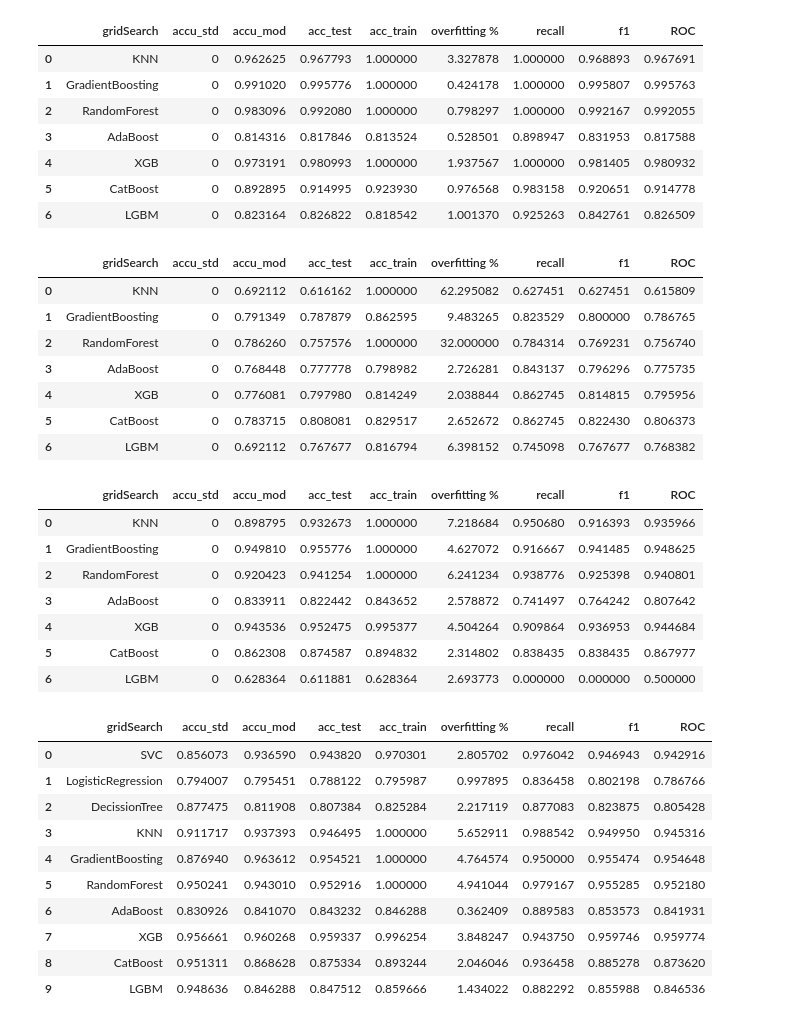
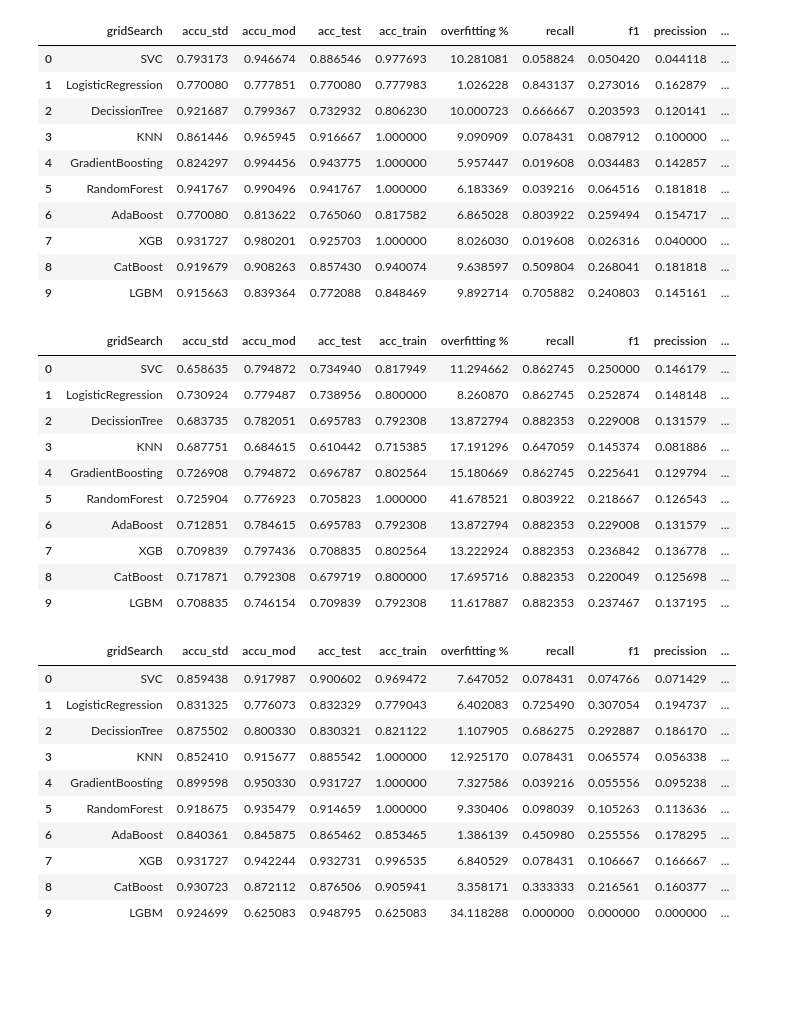
Before and after one commit to Factoria-F5-AI-Bootcamp-1-Edicion/Equipo_Cerebro, a Jupyter notebook: best-clf-model-ictus.ipynb, the cells around one changed output. Saved outputs shown, nothing was run; the diff lists cells and outputs as text; code cells hidden in the pictures; blank space fills up the shorter version.

```diff
--- a/best-clf-model-ictus.ipynb
+++ b/best-clf-model-ictus.ipynb
@@ -20,54 +2,51 @@ for dirname, _, filenames in os.walk('/kaggle/input'):
 import numpy as np
 import pandas as pd
 # %%
-df_ros = pd.read_csv('../input/ictus-data/ros.csv')
+df_ros = pd.read_csv('../input/ictus-evaluation/ros.csv')
 df_ros
 # %% [output]
-|  | gridSearch | accu_std | accu_mod | acc_test | acc_train | overfitting % | recall | f1 | ROC |
-| 0 | KNN | 0 | 0.962625 | 0.967793 | 1.000000 | 3.327878 | 1.000000 | 0.968893 | 0.967691 |
-| 1 | GradientBoosting | 0 | 0.991020 | 0.995776 | 1.000000 | 0.424178 | 1.000000 | 0.995807 | 0.995763 |
-| 2 | RandomForest | 0 | 0.983096 | 0.992080 | 1.000000 | 0.798297 | 1.000000 | 0.992167 | 0.992055 |
-| 3 | AdaBoost | 0 | 0.814316 | 0.817846 | 0.813524 | 0.528501 | 0.898947 | 0.831953 | 0.817588 |
-| 4 | XGB | 0 | 0.973191 | 0.980993 | 1.000000 | 1.937567 | 1.000000 | 0.981405 | 0.980932 |
-| 5 | CatBoost | 0 | 0.892895 | 0.914995 | 0.923930 | 0.976568 | 0.983158 | 0.920651 | 0.914778 |
-| 6 | LGBM | 0 | 0.823164 | 0.826822 | 0.818542 | 1.001370 | 0.925263 | 0.842761 | 0.826509 |
+|  | gridSearch | accu_std | accu_mod | acc_test | acc_train | overfitting % | recall | f1 | precission | ... |
+| 0 | SVC | 0.793173 | 0.946674 | 0.886546 | 0.977693 | 10.281081 | 0.058824 | 0.050420 | 0.044118 | ... |
+| 1 | LogisticRegression | 0.770080 | 0.777851 | 0.770080 | 0.777983 | 1.026228 | 0.843137 | 0.273016 | 0.162879 | ... |
+| 2 | DecissionTree | 0.921687 | 0.799367 | 0.732932 | 0.806230 | 10.000723 | 0.666667 | 0.203593 | 0.120141 | ... |
+| 3 | KNN | 0.861446 | 0.965945 | 0.916667 | 1.000000 | 9.090909 | 0.078431 | 0.087912 | 0.100000 | ... |
+| 4 | GradientBoosting | 0.824297 | 0.994456 | 0.943775 | 1.000000 | 5.957447 | 0.019608 | 0.034483 | 0.142857 | ... |
+| 5 | RandomForest | 0.941767 | 0.990496 | 0.941767 | 1.000000 | 6.183369 | 0.039216 | 0.064516 | 0.181818 | ... |
+| 6 | AdaBoost | 0.770080 | 0.813622 | 0.765060 | 0.817582 | 6.865028 | 0.803922 | 0.259494 | 0.154717 | ... |
+| 7 | XGB | 0.931727 | 0.980201 | 0.925703 | 1.000000 | 8.026030 | 0.019608 | 0.026316 | 0.040000 | ... |
+| 8 | CatBoost | 0.919679 | 0.908263 | 0.857430 | 0.940074 | 9.638597 | 0.509804 | 0.268041 | 0.181818 | ... |
+| 9 | LGBM | 0.915663 | 0.839364 | 0.772088 | 0.848469 | 9.892714 | 0.705882 | 0.240803 | 0.145161 | ... |
 # %%
-df_rus = pd.read_csv('../input/ictus-data/rus_1.csv')
+df_rus = pd.read_csv('../input/ictus-evaluation/rus.csv')
 df_rus
 # %% [output]
-|  | gridSearch | accu_std | accu_mod | acc_test | acc_train | overfitting % | recall | f1 | ROC |
-| 0 | KNN | 0 | 0.692112 | 0.616162 | 1.000000 | 62.295082 | 0.627451 | 0.627451 | 0.615809 |
-| 1 | GradientBoosting | 0 | 0.791349 | 0.787879 | 0.862595 | 9.483265 | 0.823529 | 0.800000 | 0.786765 |
-| 2 | RandomForest | 0 | 0.786260 | 0.757576 | 1.000000 | 32.000000 | 0.784314 | 0.769231 | 0.756740 |
-| 3 | AdaBoost | 0 | 0.768448 | 0.777778 | 0.798982 | 2.726281 | 0.843137 | 0.796296 | 0.775735 |
-| 4 | XGB | 0 | 0.776081 | 0.797980 | 0.814249 | 2.038844 | 0.862745 | 0.814815 | 0.795956 |
-| 5 | CatBoost | 0 | 0.783715 | 0.808081 | 0.829517 | 2.652672 | 0.862745 | 0.822430 | 0.806373 |
-| 6 | LGBM | 0 | 0.692112 | 0.767677 | 0.816794 | 6.398152 | 0.745098 | 0.767677 | 0.768382 |
+|  | gridSearch | accu_std | accu_mod | acc_test | acc_train | overfitting % | recall | f1 | precission | ... |
+| 0 | SVC | 0.658635 | 0.794872 | 0.734940 | 0.817949 | 11.294662 | 0.862745 | 0.250000 | 0.146179 | ... |
+| 1 | LogisticRegression | 0.730924 | 0.779487 | 0.738956 | 0.800000 | 8.260870 | 0.862745 | 0.252874 | 0.148148 | ... |
+| 2 | DecissionTree | 0.683735 | 0.782051 | 0.695783 | 0.792308 | 13.872794 | 0.882353 | 0.229008 | 0.131579 | ... |
+| 3 | KNN | 0.687751 | 0.684615 | 0.610442 | 0.715385 | 17.191296 | 0.647059 | 0.145374 | 0.081886 | ... |
+| 4 | GradientBoosting | 0.726908 | 0.794872 | 0.696787 | 0.802564 | 15.180669 | 0.862745 | 0.225641 | 0.129794 | ... |
+| 5 | RandomForest | 0.725904 | 0.776923 | 0.705823 | 1.000000 | 41.678521 | 0.803922 | 0.218667 | 0.126543 | ... |
+| 6 | AdaBoost | 0.712851 | 0.784615 | 0.695783 | 0.792308 | 13.872794 | 0.882353 | 0.229008 | 0.131579 | ... |
+| 7 | XGB | 0.709839 | 0.797436 | 0.708835 | 0.802564 | 13.222924 | 0.882353 | 0.236842 | 0.136778 | ... |
+| 8 | CatBoost | 0.717871 | 0.792308 | 0.679719 | 0.800000 | 17.695716 | 0.882353 | 0.220049 | 0.125698 | ... |
+| 9 | LGBM | 0.708835 | 0.746154 | 0.709839 | 0.792308 | 11.617887 | 0.882353 | 0.237467 | 0.137195 | ... |
 # %%
-df_smote = pd.read_csv('../input/ictus-data/sm.csv')
+df_smote = pd.read_csv('../input/ictus-evaluation/sm.csv')
 df_smote
 # %% [output]
-|  | gridSearch | accu_std | accu_mod | acc_test | acc_train | overfitting % | recall | f1 | ROC |
-| 0 | KNN | 0 | 0.898795 | 0.932673 | 1.000000 | 7.218684 | 0.950680 | 0.916393 | 0.935966 |
-| 1 | GradientBoosting | 0 | 0.949810 | 0.955776 | 1.000000 | 4.627072 | 0.916667 | 0.941485 | 0.948625 |
-| 2 | RandomForest | 0 | 0.920423 | 0.941254 | 1.000000 | 6.241234 | 0.938776 | 0.925398 | 0.940801 |
-| 3 | AdaBoost | 0 | 0.833911 | 0.822442 | 0.843652 | 2.578872 | 0.741497 | 0.764242 | 0.807642 |
-| 4 | XGB | 0 | 0.943536 | 0.952475 | 0.995377 | 4.504264 | 0.909864 | 0.936953 | 0.944684 |
-| 5 | CatBoost | 0 | 0.862308 | 0.874587 | 0.894832 | 2.314802 | 0.838435 | 0.838435 | 0.867977 |
-| 6 | LGBM | 0 | 0.628364 | 0.611881 | 0.628364 | 2.693773 | 0.000000 | 0.000000 | 0.500000 |
+|  | gridSearch | accu_std | accu_mod | acc_test | acc_train | overfitting % | recall | f1 | precission | ... |
+| 0 | SVC | 0.859438 | 0.917987 | 0.900602 | 0.969472 | 7.647052 | 0.078431 | 0.074766 | 0.071429 | ... |
+| 1 | LogisticRegression | 0.831325 | 0.776073 | 0.832329 | 0.779043 | 6.402083 | 0.725490 | 0.307054 | 0.194737 | ... |
+| 2 | DecissionTree | 0.875502 | 0.800330 | 0.830321 | 0.821122 | 1.107905 | 0.686275 | 0.292887 | 0.186170 | ... |
+| 3 | KNN | 0.852410 | 0.915677 | 0.885542 | 1.000000 | 12.925170 | 0.078431 | 0.065574 | 0.056338 | ... |
+| 4 | GradientBoosting | 0.899598 | 0.950330 | 0.931727 | 1.000000 | 7.327586 | 0.039216 | 0.055556 | 0.095238 | ... |
+| 5 | RandomForest | 0.918675 | 0.935479 | 0.914659 | 1.000000 | 9.330406 | 0.098039 | 0.105263 | 0.113636 | ... |
+| 6 | AdaBoost | 0.840361 | 0.845875 | 0.865462 | 0.853465 | 1.386139 | 0.450980 | 0.255556 | 0.178295 | ... |
+| 7 | XGB | 0.931727 | 0.942244 | 0.932731 | 0.996535 | 6.840529 | 0.078431 | 0.106667 | 0.166667 | ... |
+| 8 | CatBoost | 0.930723 | 0.872112 | 0.876506 | 0.905941 | 3.358171 | 0.333333 | 0.216561 | 0.160377 | ... |
+| 9 | LGBM | 0.924699 | 0.625083 | 0.948795 | 0.625083 | 34.118288 | 0.000000 | 0.000000 | 0.000000 | ... |
 # %%
-df_smote_tomek = pd.read_csv('../input/ictus-data/sm_tek.csv')
-df_smote_tomek
+#df_smote_tomek = pd.read_csv('../input/ictus-data/sm_tek.csv')
+#df_smote_tomek
-# %% [output]
-|  | gridSearch | accu_std | accu_mod | acc_test | acc_train | overfitting % | recall | f1 | ROC |
-| 0 | SVC | 0.856073 | 0.936590 | 0.943820 | 0.970301 | 2.805702 | 0.976042 | 0.946943 | 0.942916 |
-| 1 | LogisticRegression | 0.794007 | 0.795451 | 0.788122 | 0.795987 | 0.997895 | 0.836458 | 0.802198 | 0.786766 |
-| 2 | DecissionTree | 0.877475 | 0.811908 | 0.807384 | 0.825284 | 2.217119 | 0.877083 | 0.823875 | 0.805428 |
-| 3 | KNN | 0.911717 | 0.937393 | 0.946495 | 1.000000 | 5.652911 | 0.988542 | 0.949950 | 0.945316 |
-| 4 | GradientBoosting | 0.876940 | 0.963612 | 0.954521 | 1.000000 | 4.764574 | 0.950000 | 0.955474 | 0.954648 |
-| 5 | RandomForest | 0.950241 | 0.943010 | 0.952916 | 1.000000 | 4.941044 | 0.979167 | 0.955285 | 0.952180 |
-| 6 | AdaBoost | 0.830926 | 0.841070 | 0.843232 | 0.846288 | 0.362409 | 0.889583 | 0.853573 | 0.841931 |
-| 7 | XGB | 0.956661 | 0.960268 | 0.959337 | 0.996254 | 3.848247 | 0.943750 | 0.959746 | 0.959774 |
-| 8 | CatBoost | 0.951311 | 0.868628 | 0.875334 | 0.893244 | 2.046046 | 0.936458 | 0.885278 | 0.873620 |
-| 9 | LGBM | 0.948636 | 0.846288 | 0.847512 | 0.859666 | 1.434022 | 0.882292 | 0.855988 | 0.846536 |
 # %%
```
Also changed, not shown: parts of 55 cells of this notebook.
